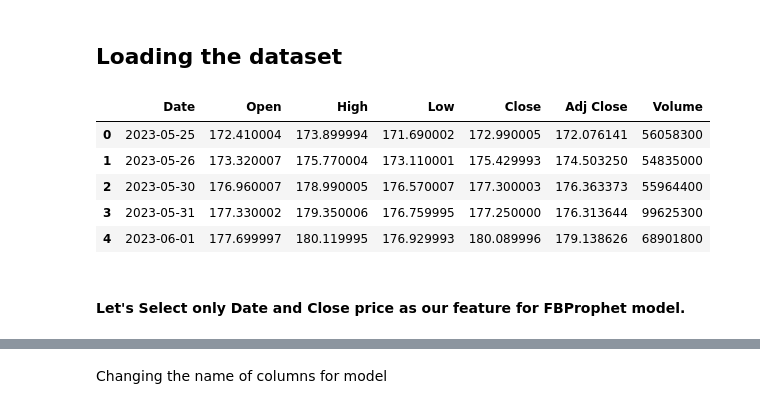
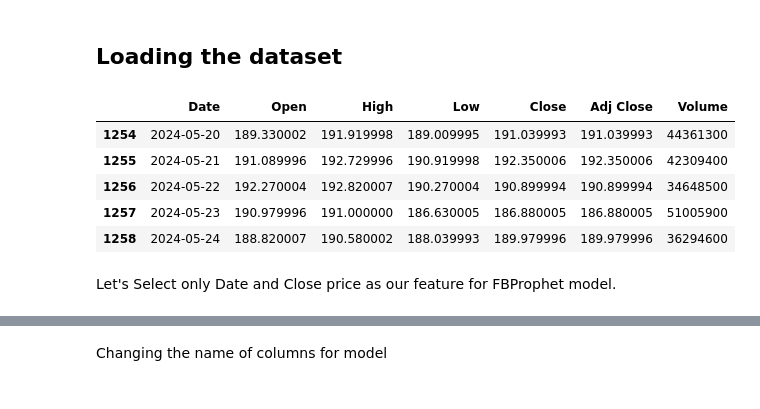
Before and after one commit to idriskhattak/Stock-Price-Prediction-Using-Facebook-Prophet, a Jupyter notebook: Main.ipynb, the cells around one changed output, grey strips where cells are left out. Drawn from its saved outputs; the diff is of its cells as text; code cells hidden in the pictures.

```diff
--- a/Main.ipynb
+++ b/Main.ipynb
@@ -5,16 +5,16 @@ import pandas as pd
 # %%
 df = pd.read_csv('AAPL.csv')   # only change 'AAPL.csv' name in order to change the dataset
 # %%
-df.head()
+df.tail()
 # %% [output]
 |  | Date | Open | High | Low | Close | Adj Close | Volume |
-| 0 | 2023-05-25 | 172.410004 | 173.899994 | 171.690002 | 172.990005 | 172.076141 | 56058300 |
-| 1 | 2023-05-26 | 173.320007 | 175.770004 | 173.110001 | 175.429993 | 174.503250 | 54835000 |
-| 2 | 2023-05-30 | 176.960007 | 178.990005 | 176.570007 | 177.300003 | 176.363373 | 55964400 |
-| 3 | 2023-05-31 | 177.330002 | 179.350006 | 176.759995 | 177.250000 | 176.313644 | 99625300 |
-| 4 | 2023-06-01 | 177.699997 | 180.119995 | 176.929993 | 180.089996 | 179.138626 | 68901800 |
+| 1254 | 2024-05-20 | 189.330002 | 191.919998 | 189.009995 | 191.039993 | 191.039993 | 44361300 |
+| 1255 | 2024-05-21 | 191.089996 | 192.729996 | 190.919998 | 192.350006 | 192.350006 | 42309400 |
+| 1256 | 2024-05-22 | 192.270004 | 192.820007 | 190.270004 | 190.899994 | 190.899994 | 34648500 |
+| 1257 | 2024-05-23 | 190.979996 | 191.000000 | 186.630005 | 186.880005 | 186.880005 | 51005900 |
+| 1258 | 2024-05-24 | 188.820007 | 190.580002 | 188.039993 | 189.979996 | 189.979996 | 36294600 |
 # %% [markdown]
-#### Let's Select only Date and Close price as our feature for FBProphet model.
+Let's Select only Date and Close price as our feature for FBProphet model.
 # %%
 df = df[['Date','Close']]
 # %%
```
Also changed, not shown: parts of 13 cells of this notebook, 2 other files.
